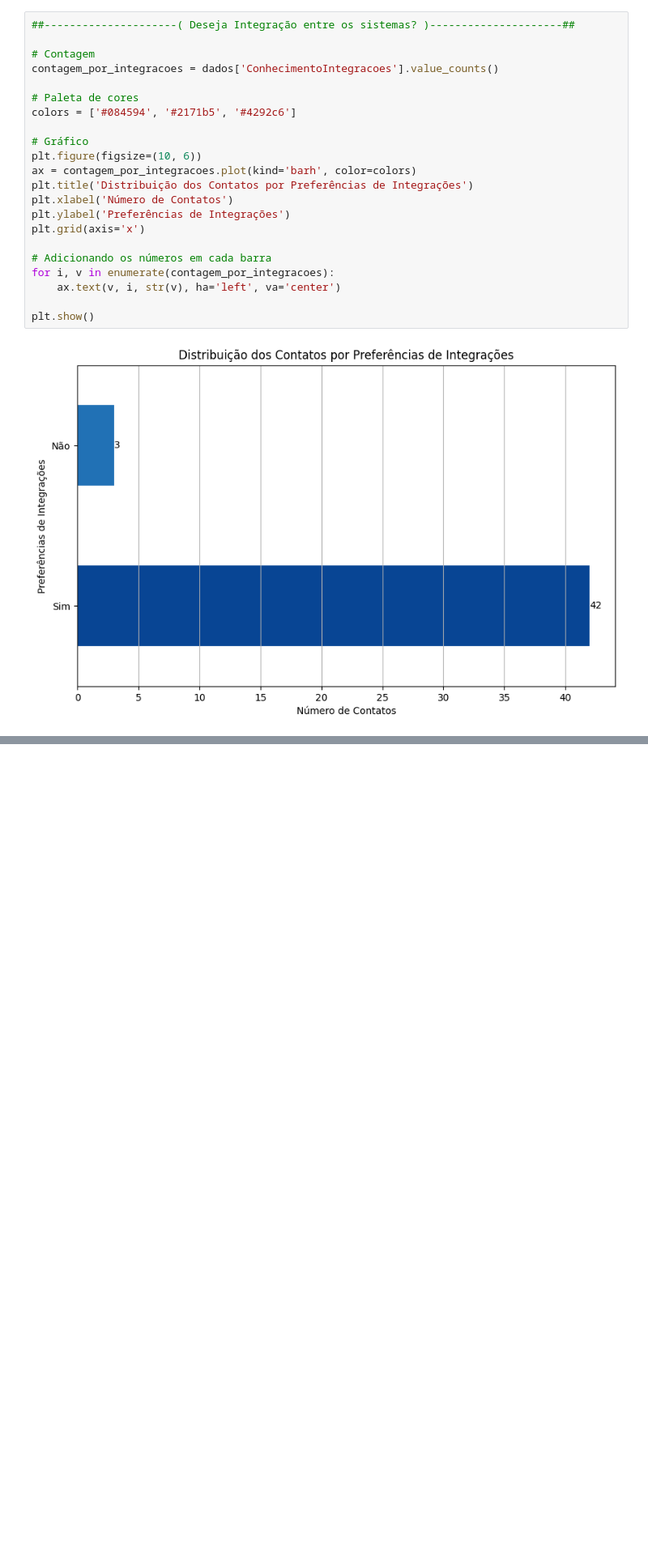
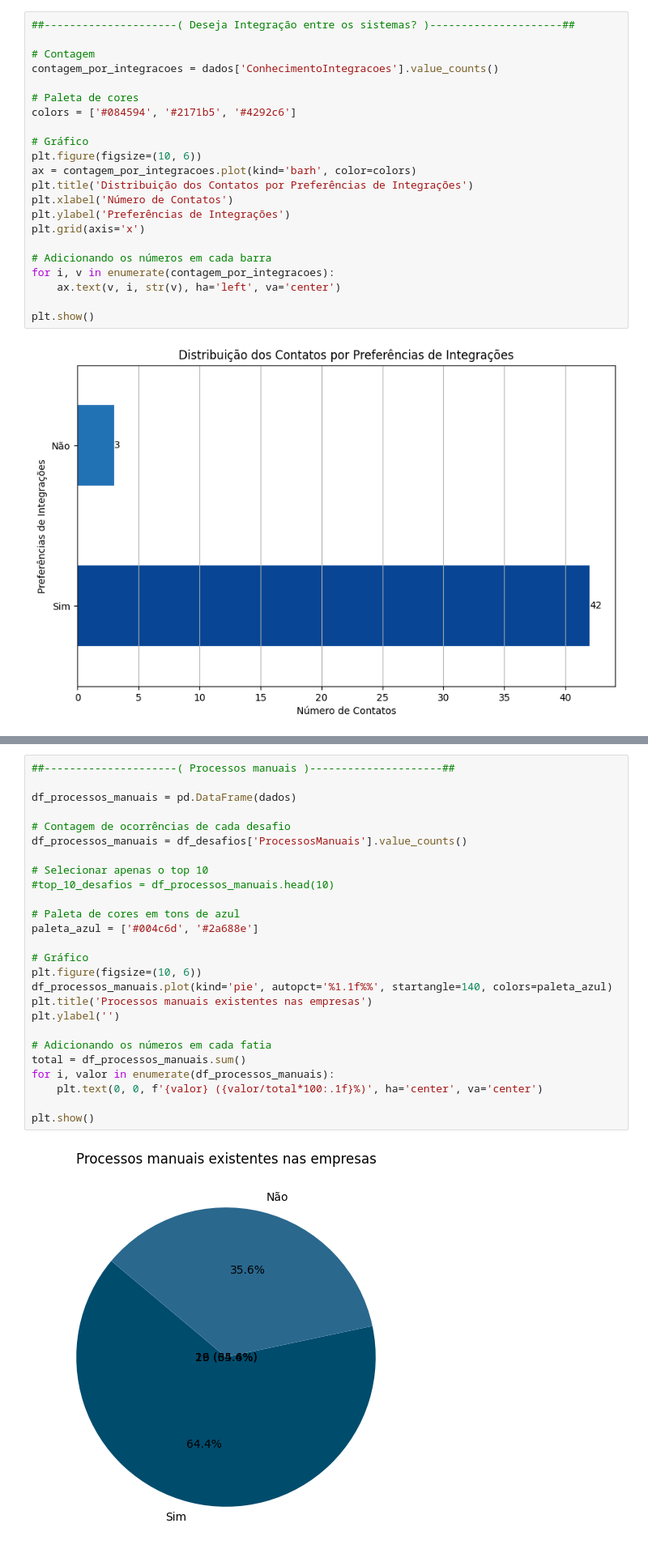
Before and after one commit to patinaomi/sprint-3-fiap, a Jupyter notebook: AI & Chatbot/Analise-Necessidade.ipynb, the cells around one changed output, grey strips where cells are left out. Shown at 81% size. Drawn from its saved outputs; the diff is of its cells as text; blank space fills up the shorter version.

```diff
--- a/AI & Chatbot/Analise-Necessidade.ipynb
+++ b/AI & Chatbot/Analise-Necessidade.ipynb
@@ -245,0 +367,28 @@ plt.show()
+# %%
+##---------------------( Processos manuais )---------------------##
+
+df_processos_manuais = pd.DataFrame(dados)
+
+# Contagem de ocorrências de cada desafio
+df_processos_manuais = df_desafios['ProcessosManuais'].value_counts()
+
+# Selecionar apenas o top 10
+#top_10_desafios = df_processos_manuais.head(10)
+
+# Paleta de cores em tons de azul
+paleta_azul = ['#004c6d', '#2a688e']
+
+# Gráfico
+plt.figure(figsize=(10, 6))
+df_processos_manuais.plot(kind='pie', autopct='%1.1f%%', startangle=140, colors=paleta_azul)
+plt.title('Processos manuais existentes nas empresas')
+plt.ylabel('')
+
+# Adicionando os números em cada fatia
+total = df_processos_manuais.sum()
+for i, valor in enumerate(df_processos_manuais):
+    plt.text(0, 0, f'{valor} ({valor/total*100:.1f}%)', ha='center', va='center')
+
+plt.show()
+# %% [output]
+[figure, added]
```
Also changed, not shown: parts of 11 cells of this notebook, 2 other files.
